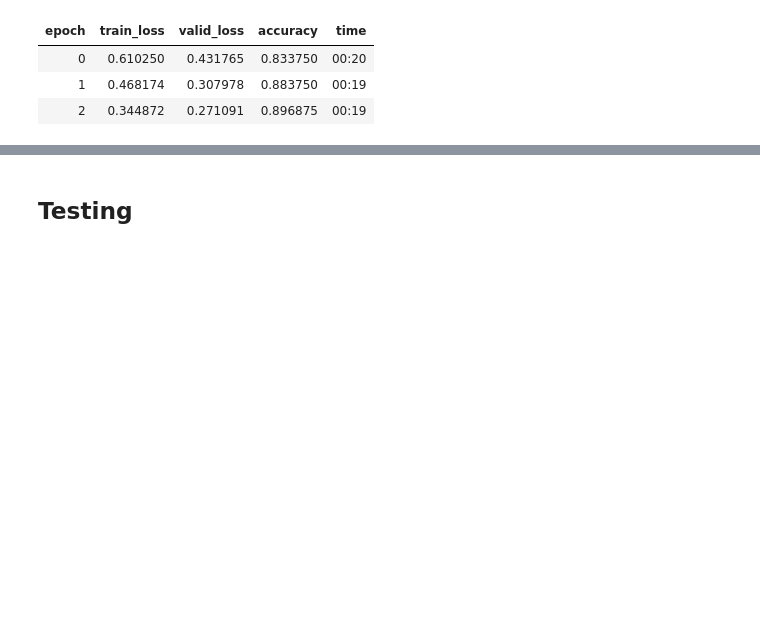
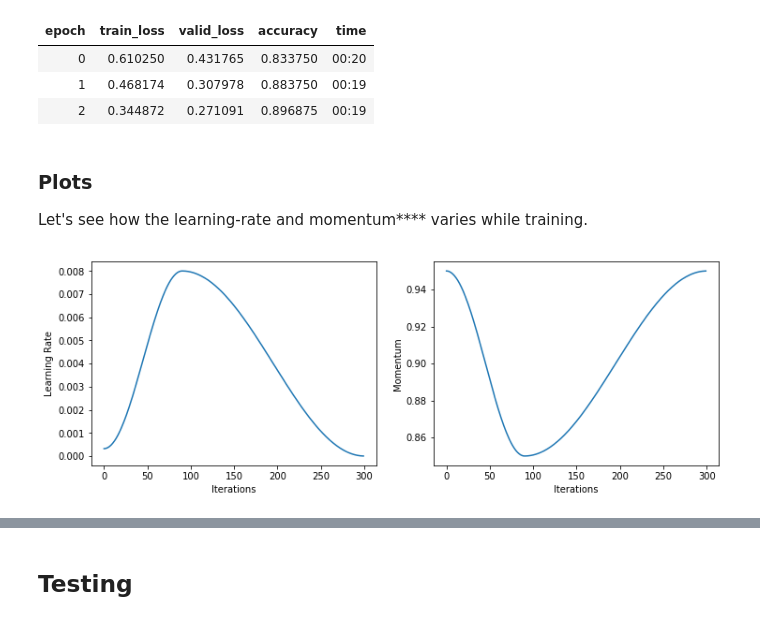
Before and after one commit to rohitgr7/midas-task, a Jupyter notebook: CV_problem/classification.ipynb, the cells around one changed output, grey strips where cells are left out. Saved outputs shown, nothing was run; the diff lists cells and outputs as text; code cells hidden in the pictures; blank space fills up the shorter version.

```diff
--- a/CV_problem/classification.ipynb
+++ b/CV_problem/classification.ipynb
@@ -296,3 +305,11 @@ Total time: 00:59
 | 0 | 0.610250 | 0.431765 | 0.833750 | 00:20 |
 | 1 | 0.468174 | 0.307978 | 0.883750 | 00:19 |
 | 2 | 0.344872 | 0.271091 | 0.896875 | 00:19 |
+# %% [markdown]
+### Plots
+
+Let's see how the learning-rate and momentum**** varies while training.
+# %%
+learn.recorder.plot_lr(show_moms=True)
+# %% [output]
+[figure, added]
```
Also changed, not shown: parts of 12 cells of this notebook.
